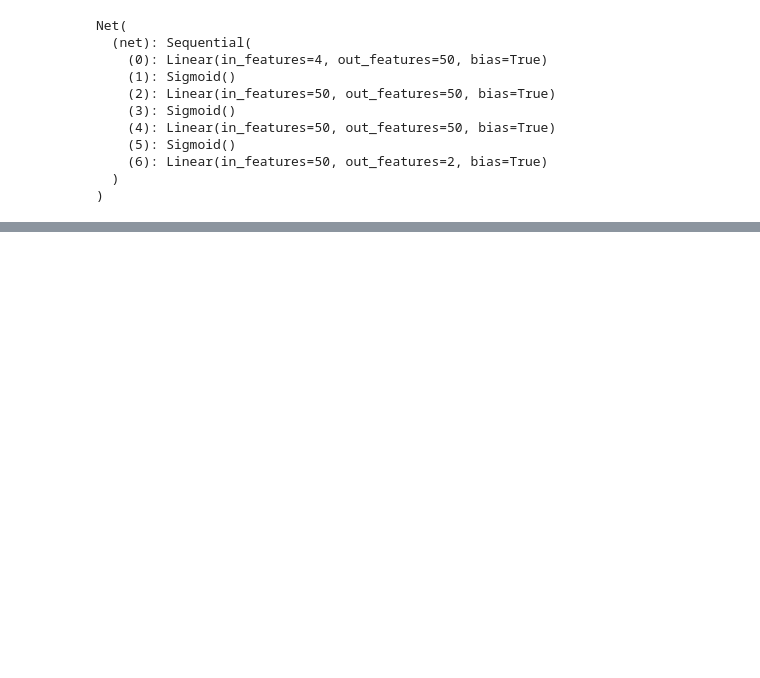
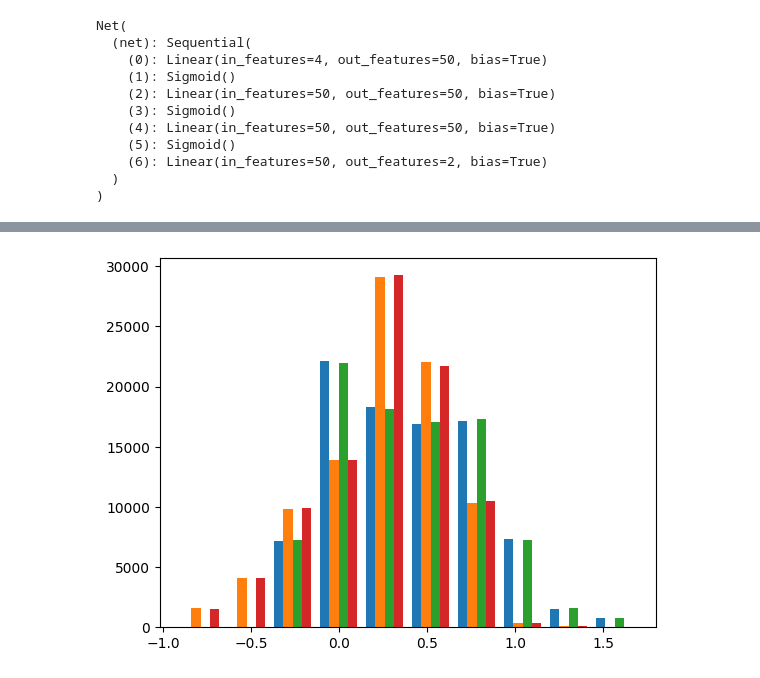
Before and after one commit to Wojcik98/bioinspired-control, a Jupyter notebook: project/testing_stuff.ipynb, the cells around one changed output, grey strips where cells are left out. Saved outputs shown, nothing was run; the diff lists cells and outputs as text; code cells hidden in the pictures; blank space fills up the shorter version.

```diff
--- a/project/testing_stuff.ipynb
+++ b/project/testing_stuff.ipynb
@@ -202,0 +208,4 @@ plt.hist(af_preds, bins=100)
+# %%
+_ = plt.hist(abs_px)
+# %% [output]
+[figure, added]
```
Also changed, not shown: parts of 9 cells of this notebook.
